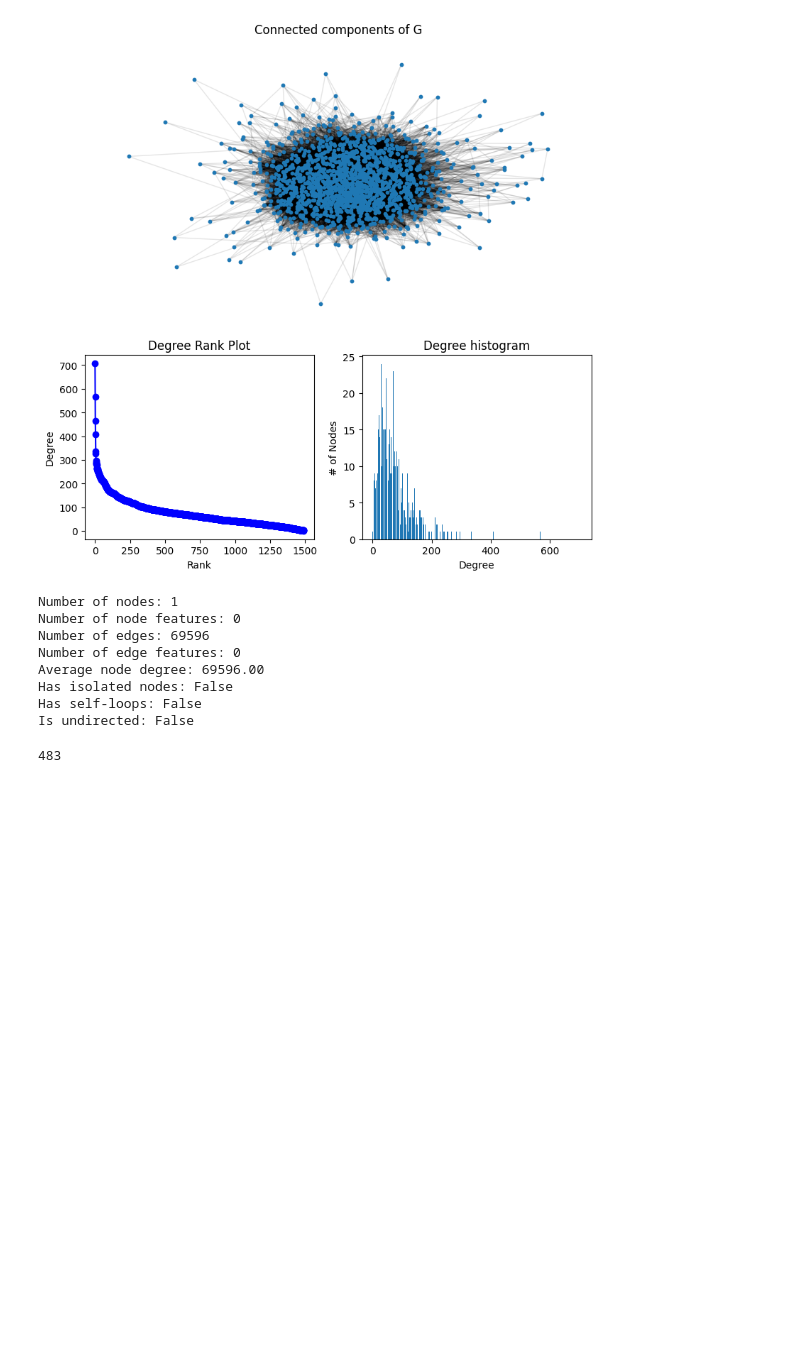
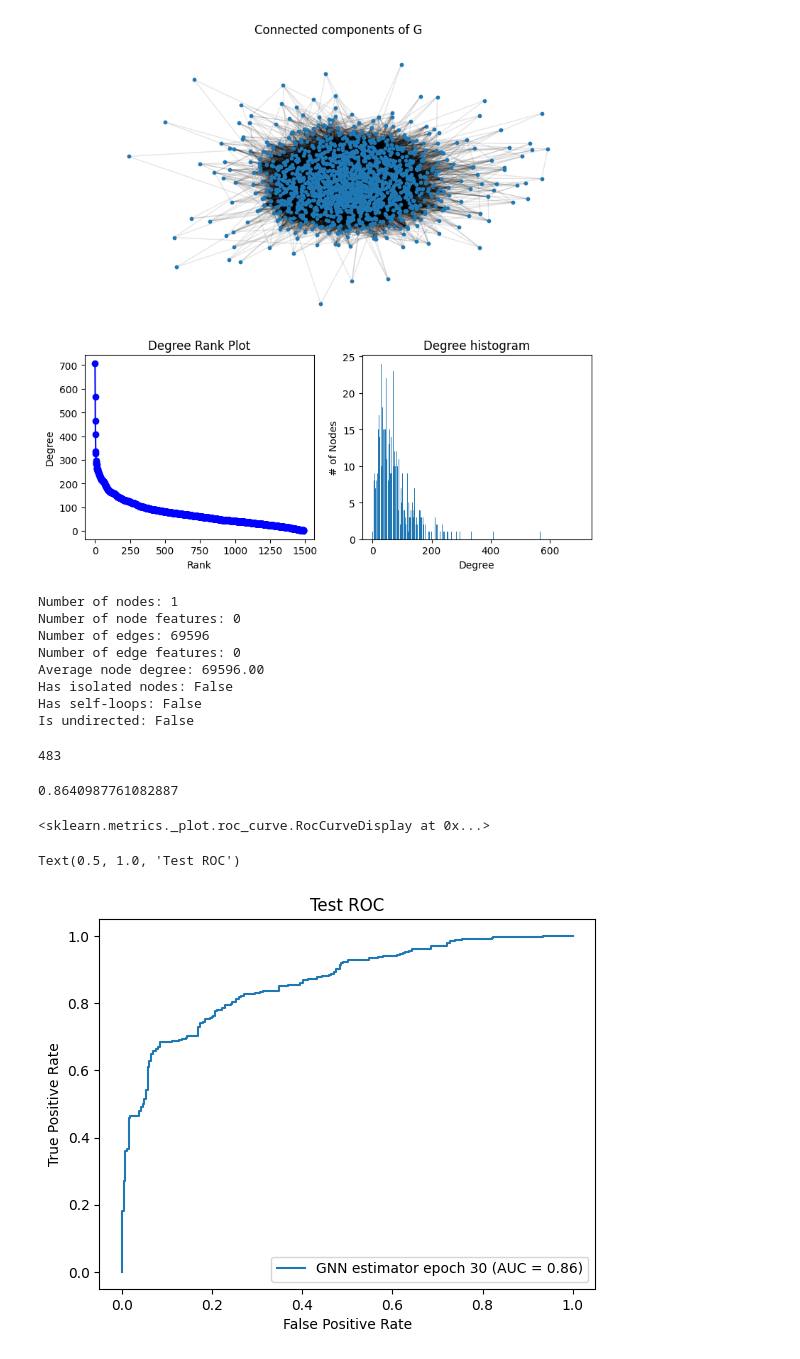
Before and after one commit to FDUguchunhui/protools, a Jupyter notebook: PPI-for-protein-detection/python-analysis/GNN-PPI-gastric.ipynb, the cells around one changed output. Cells and saved outputs as stored; diff of their text form; code cells hidden in the pictures; blank space fills up the shorter version.

```diff
--- a/PPI-for-protein-detection/python-analysis/GNN-PPI_gastric.ipynb
+++ b/PPI-for-protein-detection/python-analysis/GNN-PPI-gastric.ipynb
@@ -893,3 +891,23 @@ Is undirected: False
 # %%
 # %% [output]
 483
+# %%
+
+# load numpy array from csv file
+from numpy import load
+from sklearn import metrics
+tpr = load('/Users/cgu3/Library/CloudStorage/OneDrive-InsideMDAnderson/PPI-project/pytorch_geometric/graphgym/data/output/tpr.npy')
+fpr = load('/Users/cgu3/Library/CloudStorage/OneDrive-InsideMDAnderson/PPI-project/pytorch_geometric/graphgym/data/output/fpr.npy')
+roc_auc = metrics.auc(fpr, tpr)
+roc_auc
+#  # Plotting
+roc_display = metrics.RocCurveDisplay(fpr=fpr, tpr=tpr, roc_auc=roc_auc,
+                                  estimator_name='GNN estimator epoch 30')
+roc_display.plot()
+plt.title('Test ROC')
+plt.show()
+# %% [output]
+0.8640987761082887
+<sklearn.metrics._plot.roc_curve.RocCurveDisplay at 0x...>
+Text(0.5, 1.0, 'Test ROC')
+[figure, added]
```
Also changed, not shown: parts of 17 cells of this notebook, 23 other files.
